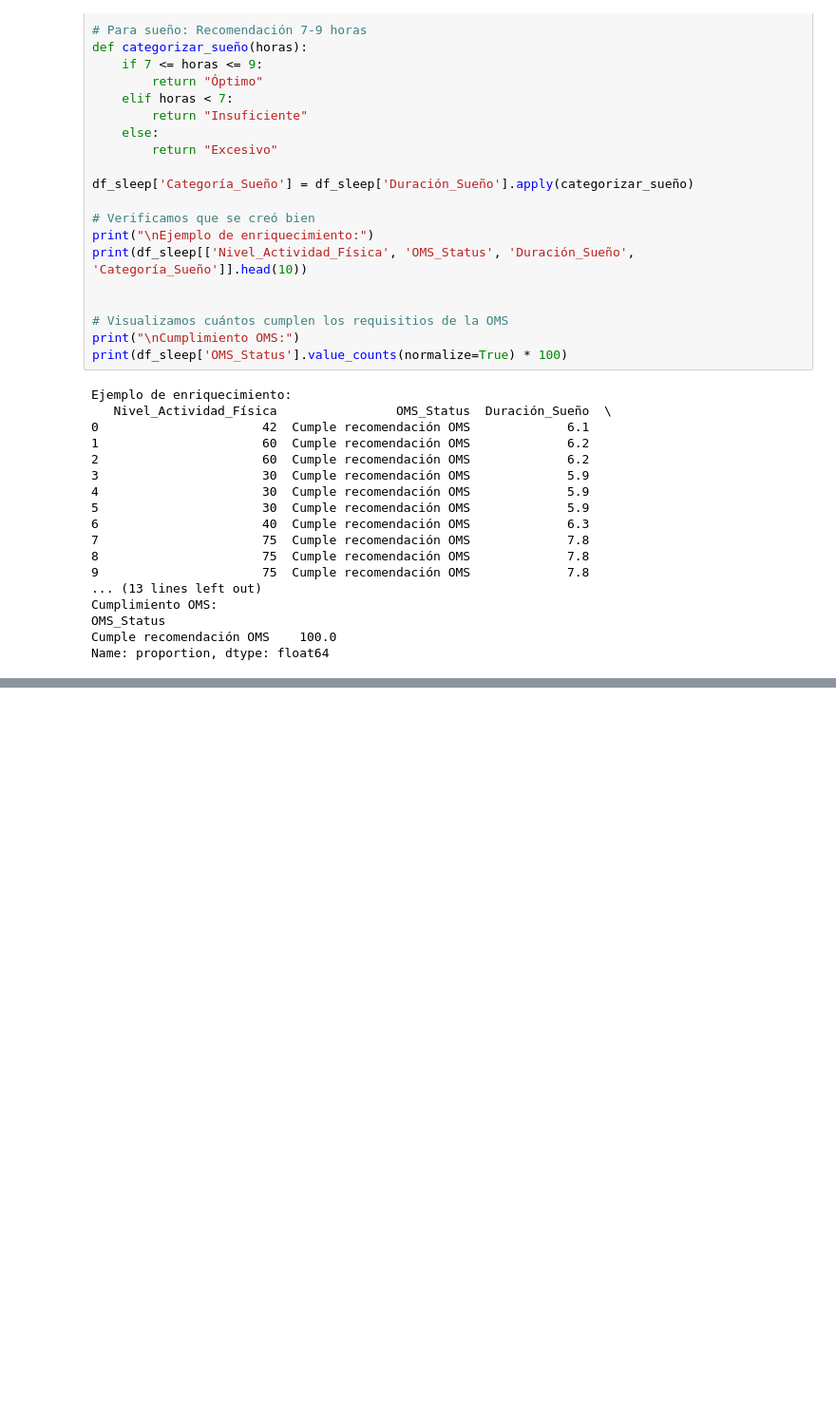
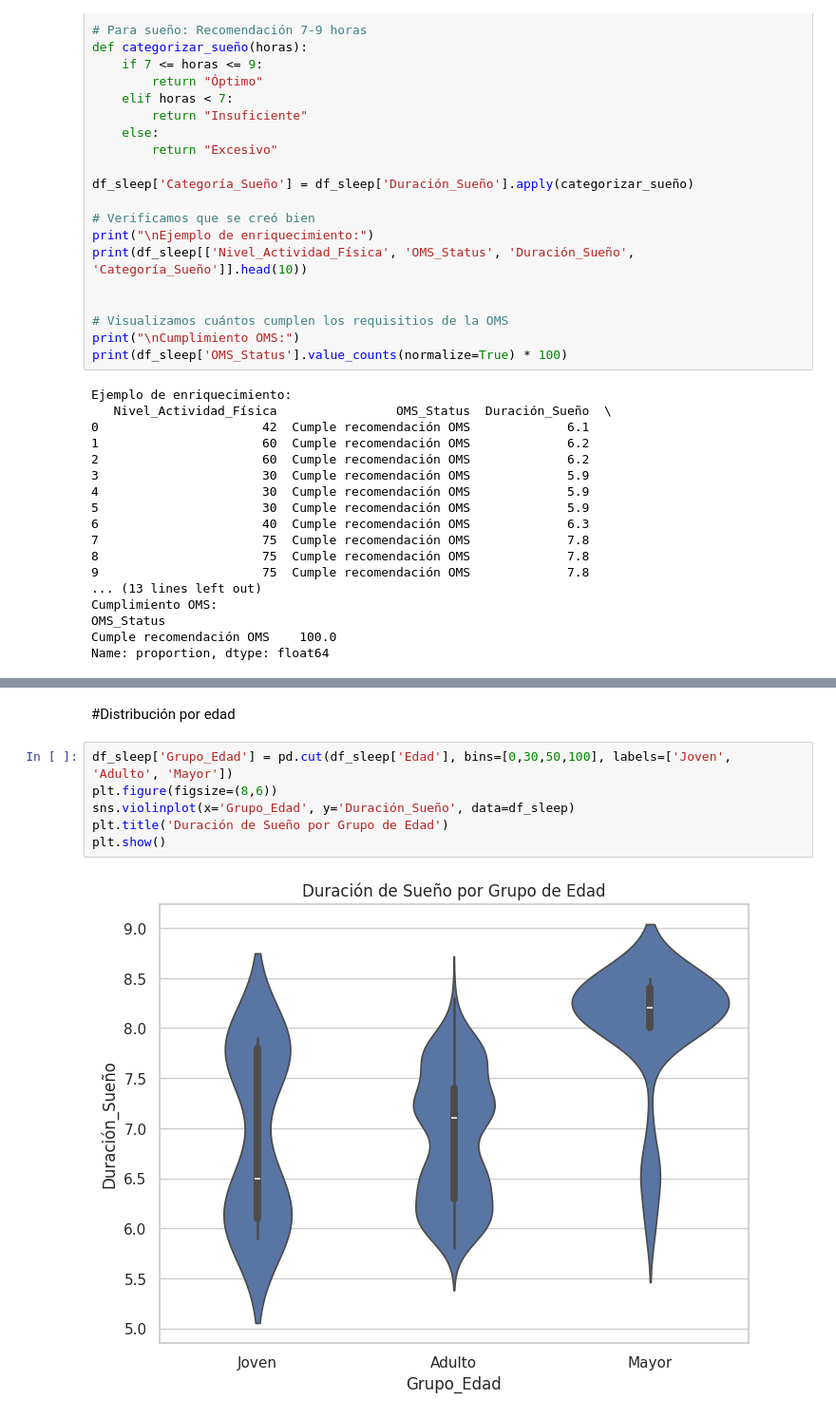
Before and after one commit to guada00/Proyecto_DSI-Lifestyle-and-Sleep-Patterns, a Jupyter notebook: ProyectoDSI_Bianchi.ipynb, the cells around one changed output, grey strips where cells are left out. Shown at 95% size. Saved outputs shown, nothing was run; the diff lists cells and outputs as text; blank space fills up the shorter version.

```diff
--- a/ProyectoDSI_Bianchi.ipynb
+++ b/ProyectoDSI_Bianchi.ipynb
@@ -535,0 +319,10 @@ Valoro especialmente haber podido traducir estos hallazgos en ideas accionables:
+# %% [markdown]
+#Distribución por edad
+# %%
+df_sleep['Grupo_Edad'] = pd.cut(df_sleep['Edad'], bins=[0,30,50,100], labels=['Joven', 'Adulto', 'Mayor'])
+plt.figure(figsize=(8,6))
+sns.violinplot(x='Grupo_Edad', y='Duración_Sueño', data=df_sleep)
+plt.title('Duración de Sueño por Grupo de Edad')
+plt.show()
+# %% [output]
+[figure, added]
```
Also changed, not shown: parts of 55 cells of this notebook.
